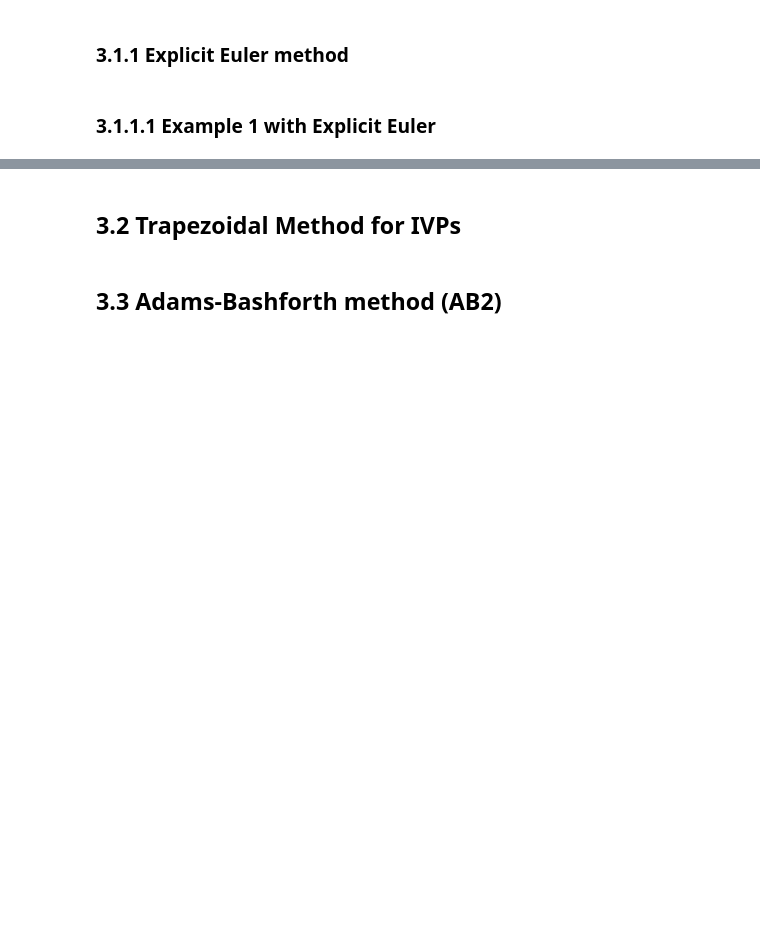
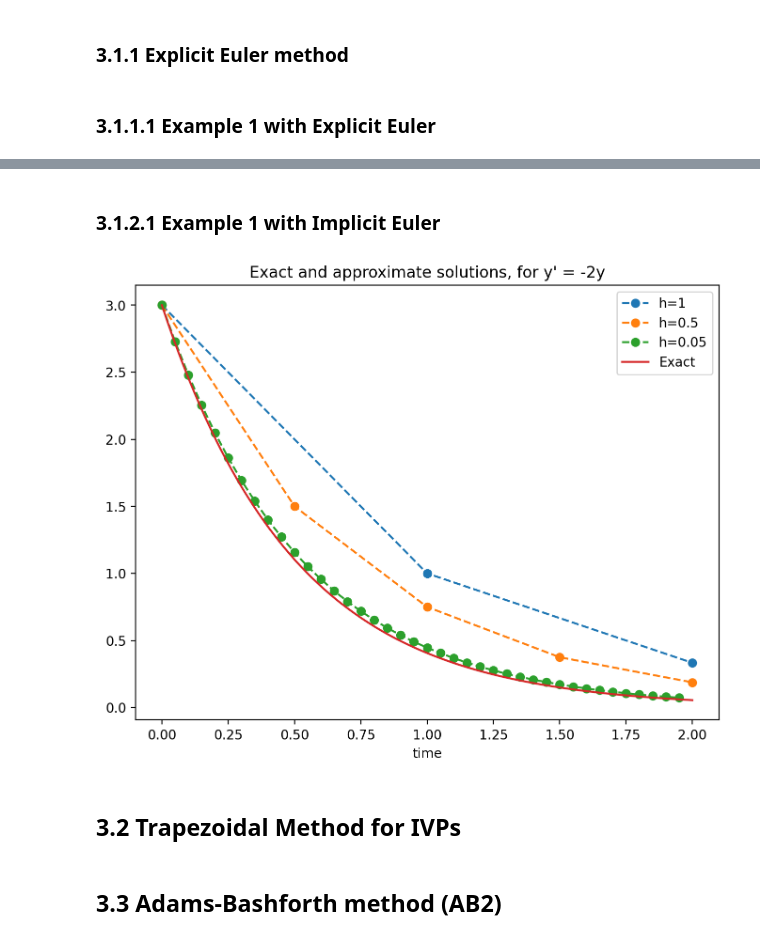
Before and after one commit to MattiaBarbiere/Numerical-methods-for-computing-integrals-and-solving-ODEs, a Jupyter notebook: Examples.ipynb, the cells around one changed output, grey strips where cells are left out. Drawn from its saved outputs; the diff is of its cells as text; code cells hidden in the pictures; blank space fills up the shorter version.

```diff
--- a/Examples.ipynb
+++ b/Examples.ipynb
@@ -614,6 +621,21 @@ def imp_euler(f, h: float, t_0: float, t_max: float, y_0: float):
     #List where we are going to store all the values we calculated
     y_sol = np.zeros(len(time_steps))
     y_sol[0] = y_0
+
+    #The implicit euler method
+    for t in range(1, numb_steps):
+        y = sp.Symbol('y')
+        #Changed the variables around so that the equation equals 0
+        root = sp.solve(y - y_sol[t-1] - h * f(time_steps[t], y), y)
+        y_sol[t] = root[0]
+    return time_steps, y_sol
+# %% [markdown]
+### 3.1.2.1 Example 1 with Implicit Euler
+# %%
+lmda = -2
+example_1(imp_euler, lmda, "IE example")
+# %% [output]
+[figure, added]
 # %% [markdown]
 ## 3.2 Trapezoidal Method for IVPs
 # %%
```
Also changed, not shown: parts of 6 cells of this notebook, 2 other files.
